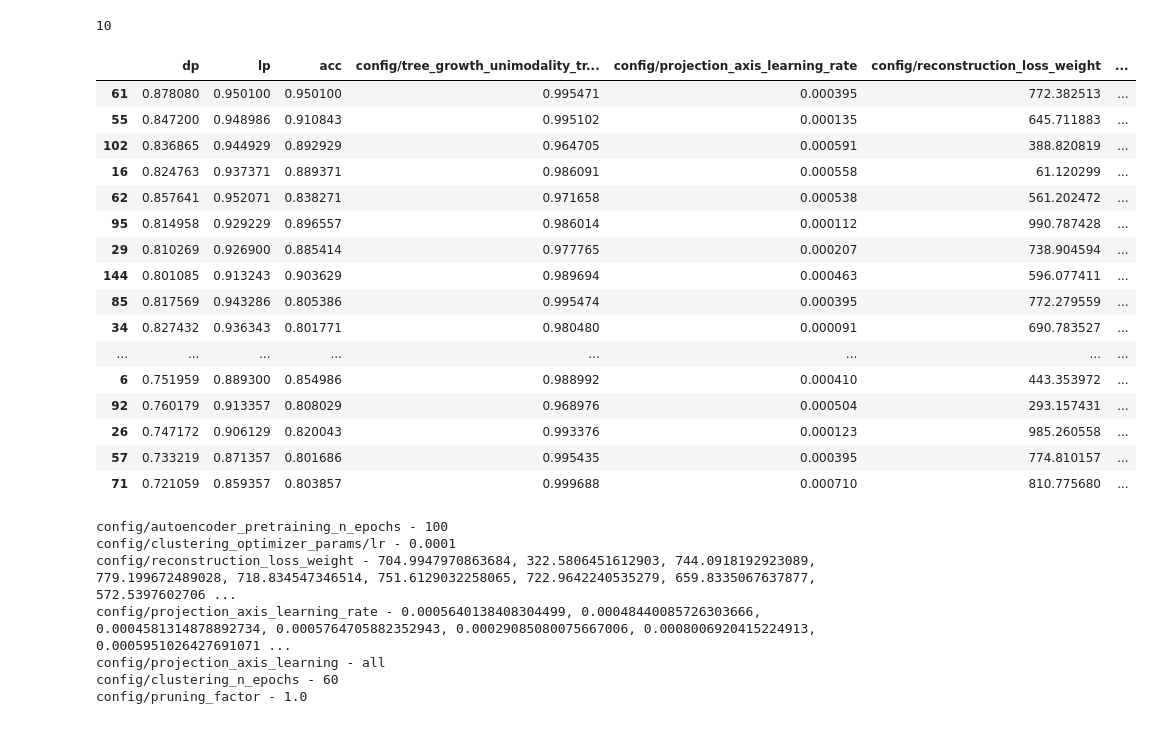
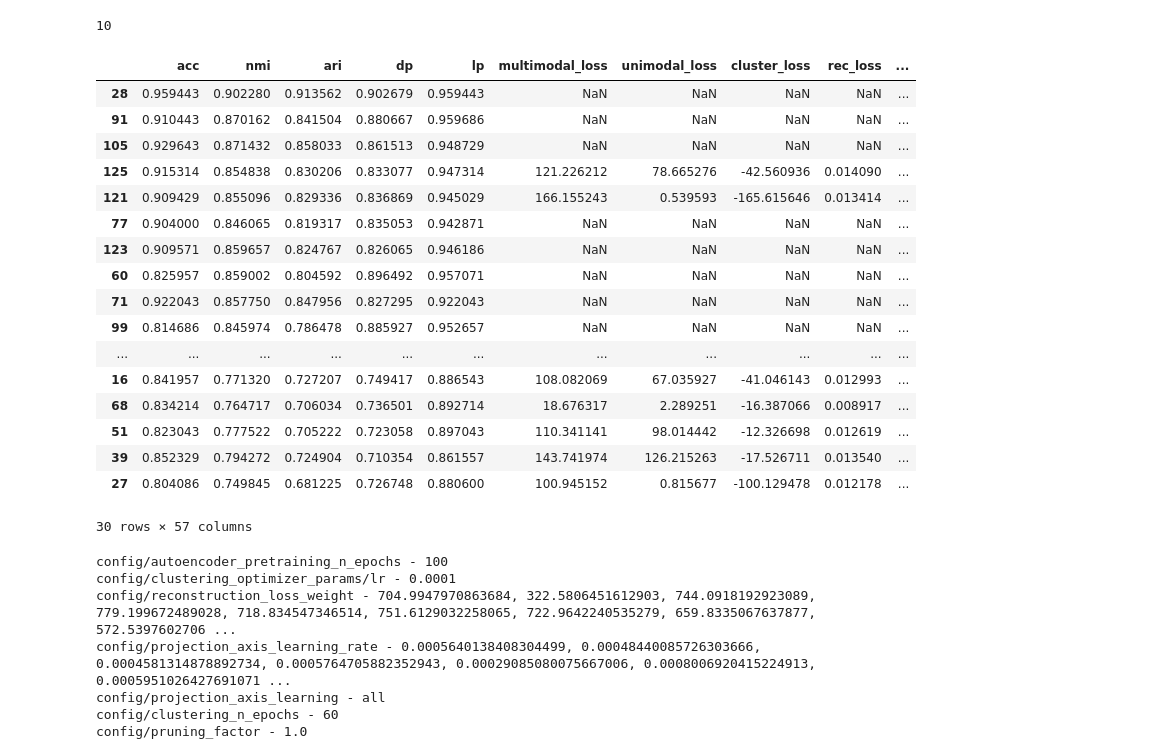
Before and after one commit to julianSchilcher/LMU_Master_Practical_SoSe24, a Jupyter notebook: practical/DeepClustering/DipECT/test.ipynb, the cells around one changed output. Cells and saved outputs as stored; diff of their text form; code cells hidden in the pictures.

```diff
--- a/practical/DeepClustering/DipECT/test.ipynb
+++ b/practical/DeepClustering/DipECT/test.ipynb
@@ -8,48 +8,50 @@ len(list(combinations(idxs, 2)))
 # %%
 import pandas as pd
 
 hpo = pd.read_pickle(
-    "/home/loebbert/projects/deepclustering/LMU_Master_Practical_SoSe24/practical/DeepClustering/DipECT/hpo_stage_14_result.pkl"
+    "/home/loebbert/projects/deepclustering/LMU_Master_Practical_SoSe24/practical/DeepClustering/DipECT/hpo_stage_17_result.pkl"
 )
 hpo["combined_metrics"] = hpo["dp"] + hpo["acc"] + hpo["lp"]
-results = hpo[hpo["acc"] > 0.8].sort_values("combined_metrics", ascending=False)[
-    [
-        "dp",
-        "lp",
-        "acc",
-        "config/tree_growth_unimodality_treshold",
-        "config/projection_axis_learning_rate",
-        "config/reconstruction_loss_weight",
-        "config/unimodal_loss_weight_direction",
-        "config/unimodal_loss_node_criteria_method",
-        "config/unimodal_loss_weight_function",
-        "config/mulitmodal_loss_weight_direction",
-        "config/mulitmodal_loss_weight_function",
-        "config/mulitmodal_loss_node_criteria_method",
-    ]
-]
+results = hpo[hpo["acc"] > 0.8].sort_values("combined_metrics", ascending=False)
+#[
+#    [
+#        "dp",
+#        "lp",
+#        "acc",
+#        "config/tree_growth_unimodality_treshold",
+#        "config/projection_axis_learning_rate",
+#        "config/reconstruction_loss_weight",
+#        "config/unimodal_loss_weight_direction",
+#        "config/unimodal_loss_node_criteria_method",
+#        "config/unimodal_loss_weight_function",
+#        "config/mulitmodal_loss_weight_direction",
+#        "config/mulitmodal_loss_weight_function",
+#        "config/mulitmodal_loss_node_criteria_method",
+#    ]
+#]
 # results[results["config/projection_axis_learning_rate"] > 0.0003][
 #     ["config/projection_axis_learning_rate", "config/tree_growth_unimodality_treshold"]
 # ].mean()
 results
 # %% [output]
-|  | dp | lp | acc | config/tree_growth_unimodality_tr... | config/projection_axis_learning_rate | config/reconstruction_loss_weight | ... |
-| 61 | 0.878080 | 0.950100 | 0.950100 | 0.995471 | 0.000395 | 772.382513 | ... |
-| 55 | 0.847200 | 0.948986 | 0.910843 | 0.995102 | 0.000135 | 645.711883 | ... |
-| 102 | 0.836865 | 0.944929 | 0.892929 | 0.964705 | 0.000591 | 388.820819 | ... |
-| 16 | 0.824763 | 0.937371 | 0.889371 | 0.986091 | 0.000558 | 61.120299 | ... |
-| 62 | 0.857641 | 0.952071 | 0.838271 | 0.971658 | 0.000538 | 561.202472 | ... |
-| 95 | 0.814958 | 0.929229 | 0.896557 | 0.986014 | 0.000112 | 990.787428 | ... |
-| 29 | 0.810269 | 0.926900 | 0.885414 | 0.977765 | 0.000207 | 738.904594 | ... |
-| 144 | 0.801085 | 0.913243 | 0.903629 | 0.989694 | 0.000463 | 596.077411 | ... |
-| 85 | 0.817569 | 0.943286 | 0.805386 | 0.995474 | 0.000395 | 772.279559 | ... |
-| 34 | 0.827432 | 0.936343 | 0.801771 | 0.980480 | 0.000091 | 690.783527 | ... |
-| ... | ... | ... | ... | ... | ... | ... | ... |
-| 6 | 0.751959 | 0.889300 | 0.854986 | 0.988992 | 0.000410 | 443.353972 | ... |
-| 92 | 0.760179 | 0.913357 | 0.808029 | 0.968976 | 0.000504 | 293.157431 | ... |
-| 26 | 0.747172 | 0.906129 | 0.820043 | 0.993376 | 0.000123 | 985.260558 | ... |
-| 57 | 0.733219 | 0.871357 | 0.801686 | 0.995435 | 0.000395 | 774.810157 | ... |
-| 71 | 0.721059 | 0.859357 | 0.803857 | 0.999688 | 0.000710 | 810.775680 | ... |
+|  | acc | nmi | ari | dp | lp | multimodal_loss | unimodal_loss | cluster_loss | rec_loss | ... |
+| 28 | 0.959443 | 0.902280 | 0.913562 | 0.902679 | 0.959443 | NaN | NaN | NaN | NaN | ... |
+| 91 | 0.910443 | 0.870162 | 0.841504 | 0.880667 | 0.959686 | NaN | NaN | NaN | NaN | ... |
+| 105 | 0.929643 | 0.871432 | 0.858033 | 0.861513 | 0.948729 | NaN | NaN | NaN | NaN | ... |
+| 125 | 0.915314 | 0.854838 | 0.830206 | 0.833077 | 0.947314 | 121.226212 | 78.665276 | -42.560936 | 0.014090 | ... |
+| 121 | 0.909429 | 0.855096 | 0.829336 | 0.836869 | 0.945029 | 166.155243 | 0.539593 | -165.615646 | 0.013414 | ... |
+| 77 | 0.904000 | 0.846065 | 0.819317 | 0.835053 | 0.942871 | NaN | NaN | NaN | NaN | ... |
+| 123 | 0.909571 | 0.859657 | 0.824767 | 0.826065 | 0.946186 | NaN | NaN | NaN | NaN | ... |
+| 60 | 0.825957 | 0.859002 | 0.804592 | 0.896492 | 0.957071 | NaN | NaN | NaN | NaN | ... |
+| 71 | 0.922043 | 0.857750 | 0.847956 | 0.827295 | 0.922043 | NaN | NaN | NaN | NaN | ... |
+| 99 | 0.814686 | 0.845974 | 0.786478 | 0.885927 | 0.952657 | NaN | NaN | NaN | NaN | ... |
+| ... | ... | ... | ... | ... | ... | ... | ... | ... | ... | ... |
+| 16 | 0.841957 | 0.771320 | 0.727207 | 0.749417 | 0.886543 | 108.082069 | 67.035927 | -41.046143 | 0.012993 | ... |
+| 68 | 0.834214 | 0.764717 | 0.706034 | 0.736501 | 0.892714 | 18.676317 | 2.289251 | -16.387066 | 0.008917 | ... |
+| 51 | 0.823043 | 0.777522 | 0.705222 | 0.723058 | 0.897043 | 110.341141 | 98.014442 | -12.326698 | 0.012619 | ... |
+| 39 | 0.852329 | 0.794272 | 0.724904 | 0.710354 | 0.861557 | 143.741974 | 126.215263 | -17.526711 | 0.013540 | ... |
+| 27 | 0.804086 | 0.749845 | 0.681225 | 0.726748 | 0.880600 | 100.945152 | 0.815677 | -100.129478 | 0.012178 | ... |
+30 rows × 57 columns
 # %%
 results = hpo.sort_values("acc", ascending=False).head(10).to_dict("list")
 for key, values in results.items():
```
Also changed, not shown: 2 other files.
